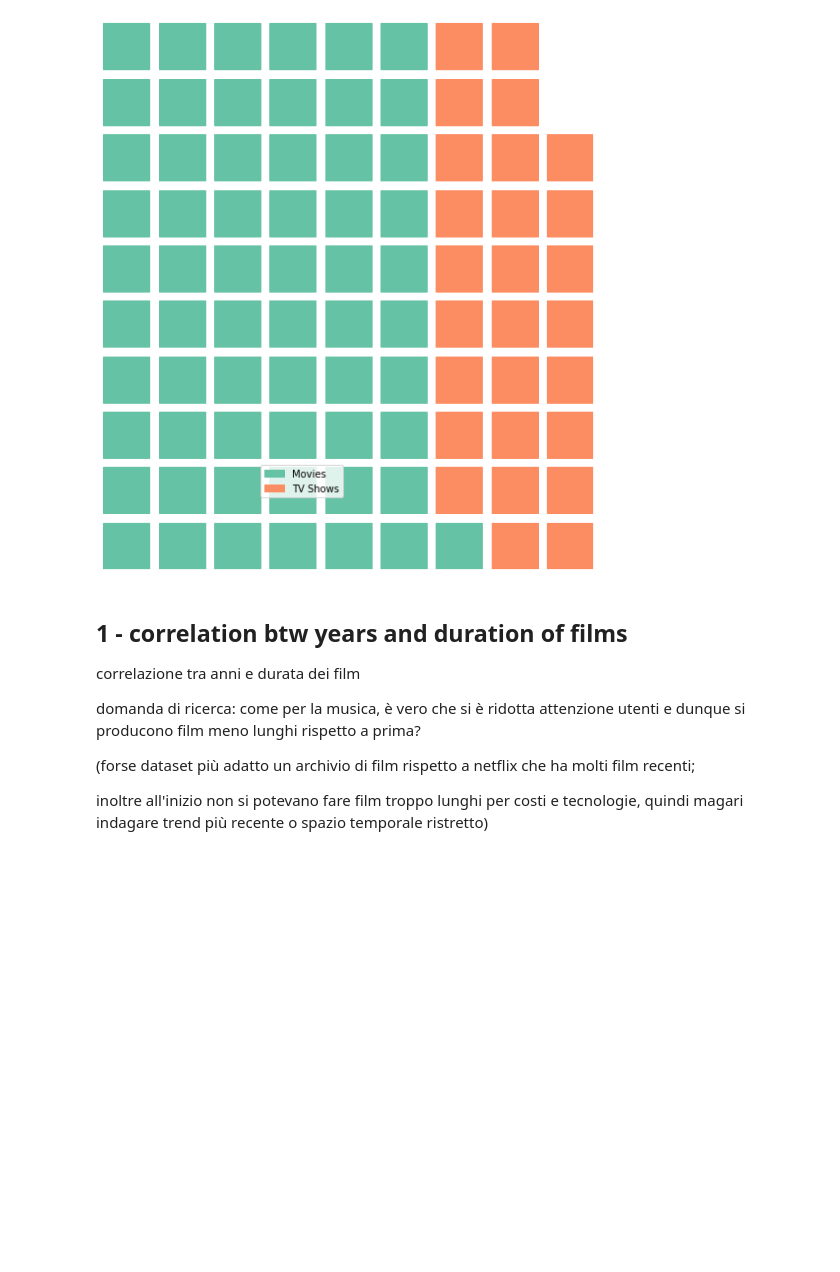
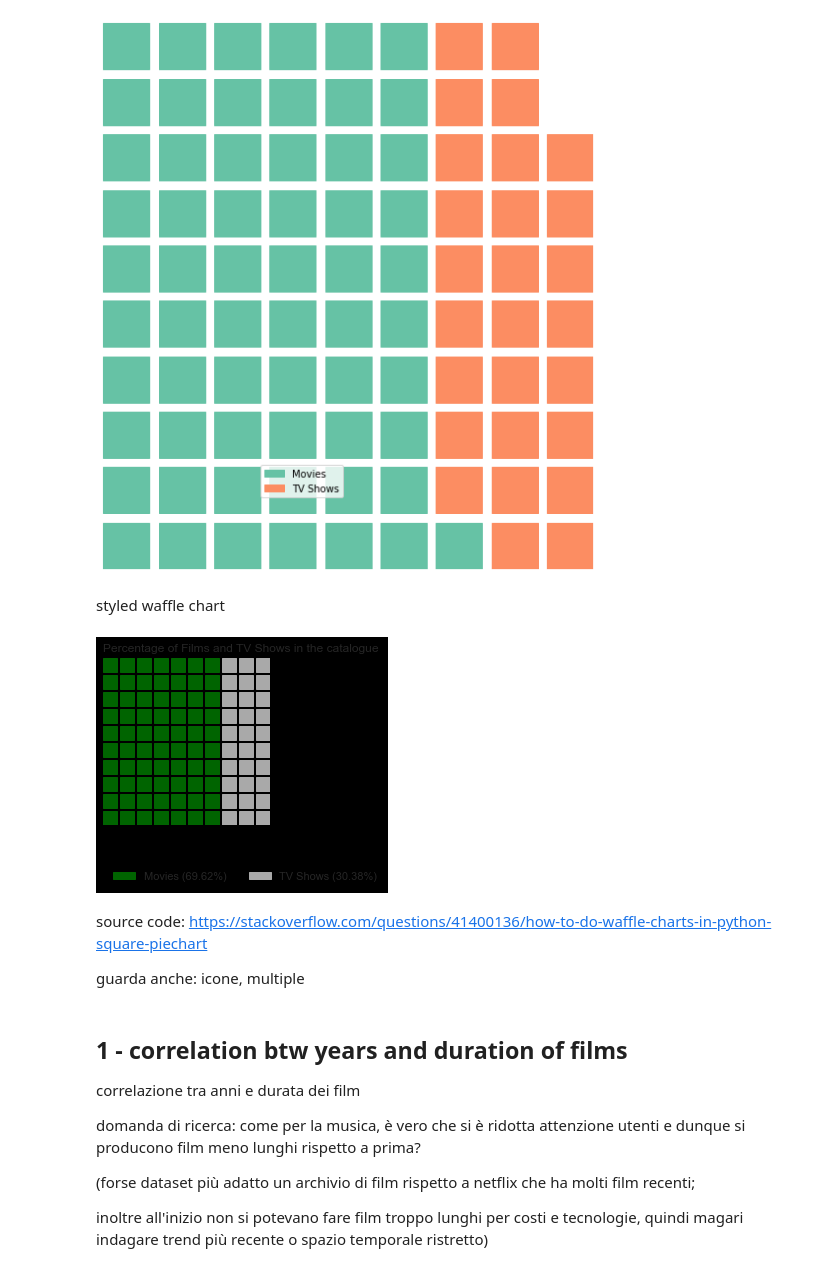
Before and after one commit to Blowdire/DataVisualizationProject, a Jupyter notebook: Progetto/progetto-netflix.ipynb, the cells around one changed output. Saved outputs shown, nothing was run; the diff lists cells and outputs as text; code cells hidden in the pictures; blank space fills up the shorter version.

```diff
--- a/Progetto/progetto-netflix.ipynb
+++ b/Progetto/progetto-netflix.ipynb
@@ -412,6 +412,28 @@ fig = plt.figure(
 )
 # %% [output]
 [figure]
+# %% [markdown]
+styled waffle chart
+# %%
+data = {'Movies': 69.62, 'TV Shows': 30.38}
+fig = plt.figure(
+    FigureClass=Waffle,
+    rows=10,
+    values=data,
+    colors=("#006400", "#A9A9A9"),
+    title={'label': 'Percentage of Films and TV Shows in the catalogue', 'loc': 'left'},
+    labels=["{0} ({1}%)".format(k, v) for k, v in data.items()],
+    legend={'loc': 'lower left', 'bbox_to_anchor': (0, -0.4), 'ncol': len(data), 'framealpha': 0}
+)
+fig.gca().set_facecolor("#000000")
+fig.set_facecolor("#000000")
+plt.show()
+# %% [output]
+[figure, added]
+# %% [markdown]
+source code: https://stackoverflow.com/questions/41400136/how-to-do-waffle-charts-in-python-square-piechart
+
+guarda anche: icone, multiple
 # %% [markdown]
 ## 1 - correlation btw years and duration of films
 
```
Also changed, not shown: 7 other files.
